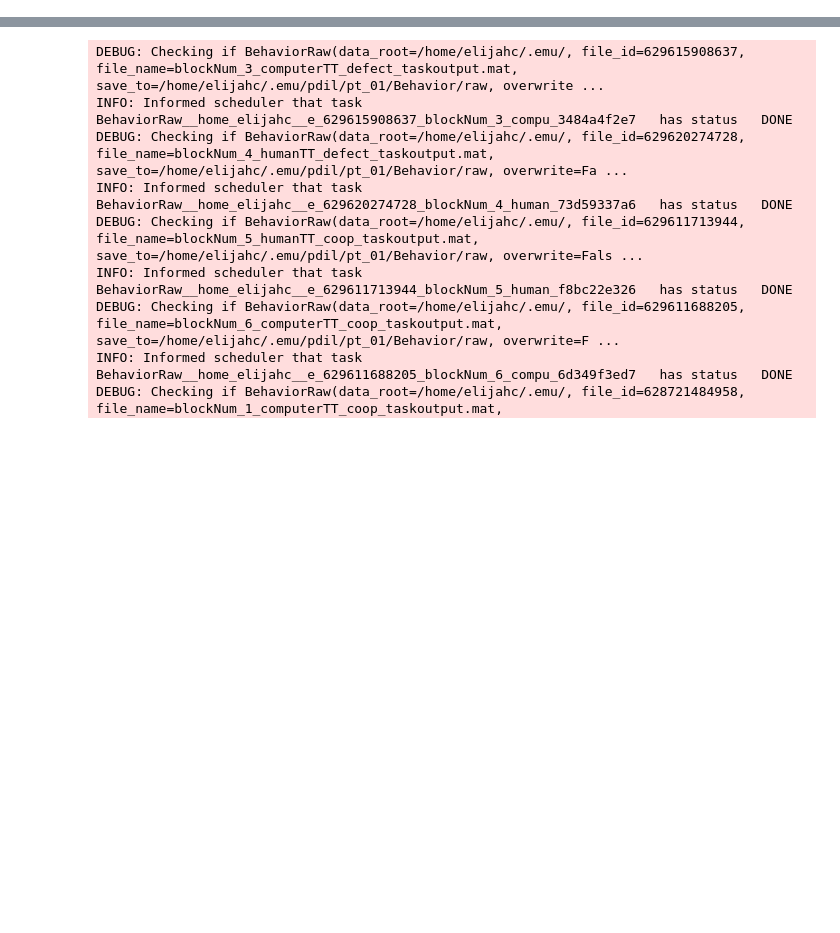
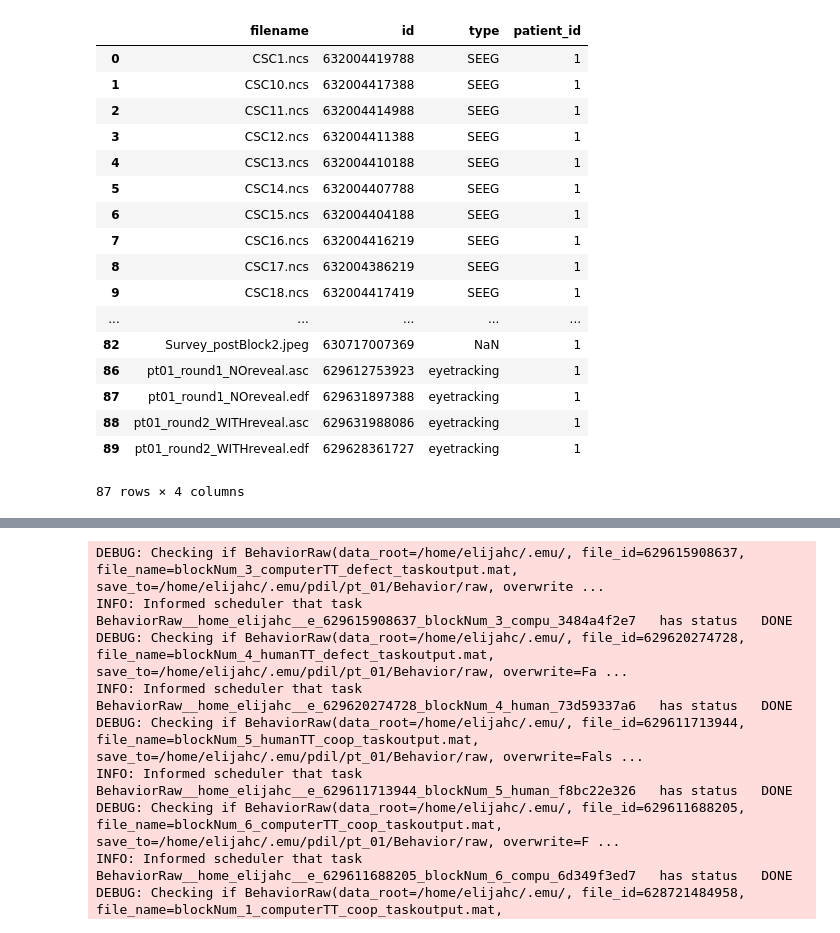
Before and after one commit to elijahc/emu, a Jupyter notebook: notebooks/behavioral/download_behavior.ipynb, the cells around one changed output, grey strips where cells are left out. Drawn from its saved outputs; the diff is of its cells as text; code cells hidden in the pictures; blank space fills up the shorter version.

```diff
--- a/notebooks/behavioral/download_behavior.ipynb
+++ b/notebooks/behavioral/download_behavior.ipynb
@@ -21,0 +20,23 @@ pdc = PDC()
+# %%
+data_manifest = get_data_manifest()
+# %%
+data_manifest
+# %% [output]
+|  | filename | id | type | patient_id |
+| 0 | CSC1.ncs | 632004419788 | SEEG | 1 |
+| 1 | CSC10.ncs | 632004417388 | SEEG | 1 |
+| 2 | CSC11.ncs | 632004414988 | SEEG | 1 |
+| 3 | CSC12.ncs | 632004411388 | SEEG | 1 |
+| 4 | CSC13.ncs | 632004410188 | SEEG | 1 |
+| 5 | CSC14.ncs | 632004407788 | SEEG | 1 |
+| 6 | CSC15.ncs | 632004404188 | SEEG | 1 |
+| 7 | CSC16.ncs | 632004416219 | SEEG | 1 |
+| 8 | CSC17.ncs | 632004386219 | SEEG | 1 |
+| 9 | CSC18.ncs | 632004417419 | SEEG | 1 |
+| ... | ... | ... | ... | ... |
+| 82 | Survey_postBlock2.jpeg | 630717007369 | NaN | 1 |
+| 86 | pt01_round1_NOreveal.asc | 629612753923 | eyetracking | 1 |
+| 87 | pt01_round1_NOreveal.edf | 629631897388 | eyetracking | 1 |
+| 88 | pt01_round2_WITHreveal.asc | 629631988086 | eyetracking | 1 |
+| 89 | pt01_round2_WITHreveal.edf | 629628361727 | eyetracking | 1 |
+87 rows × 4 columns
```
Also changed, not shown: parts of 10 cells of this notebook, 7 other files.
